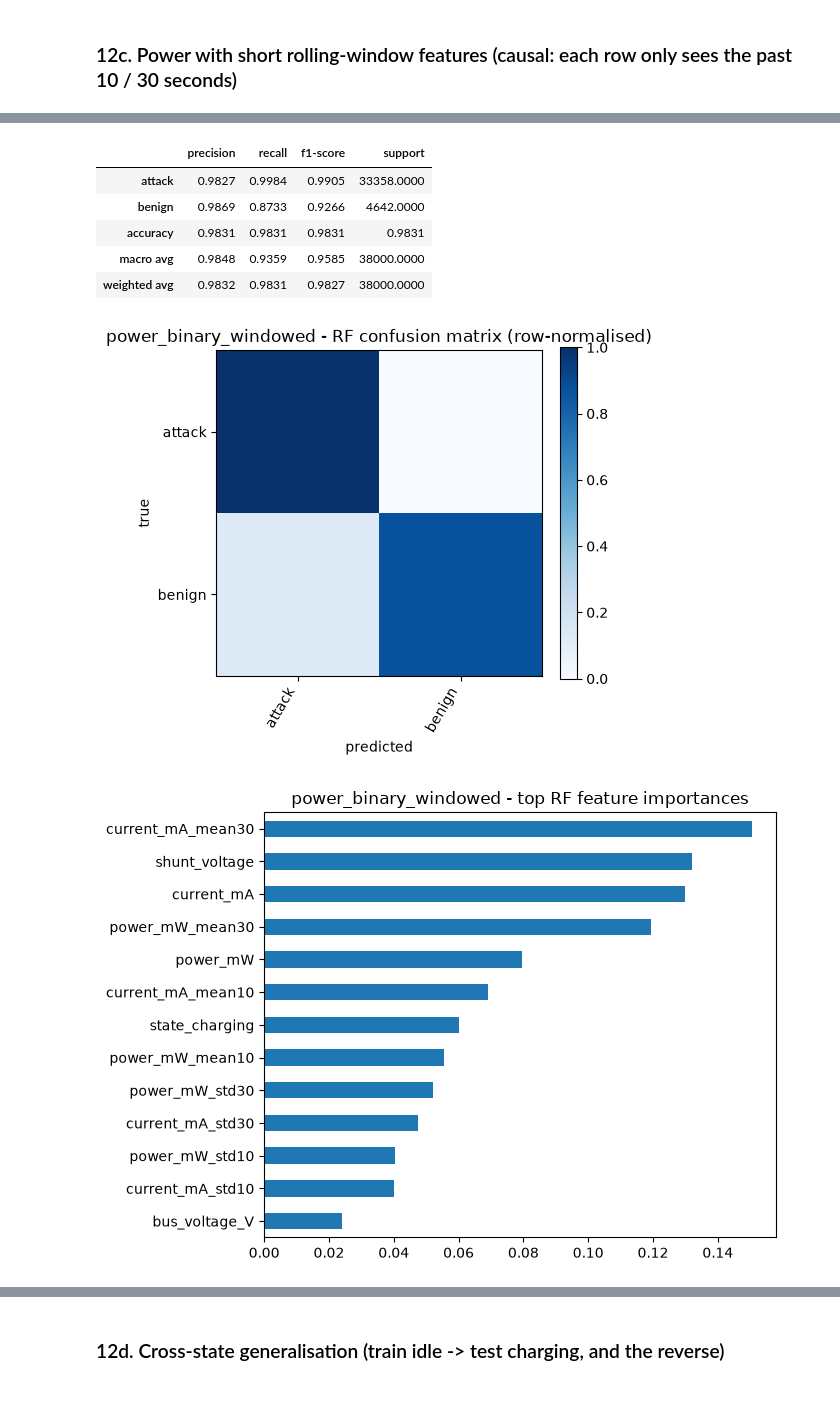
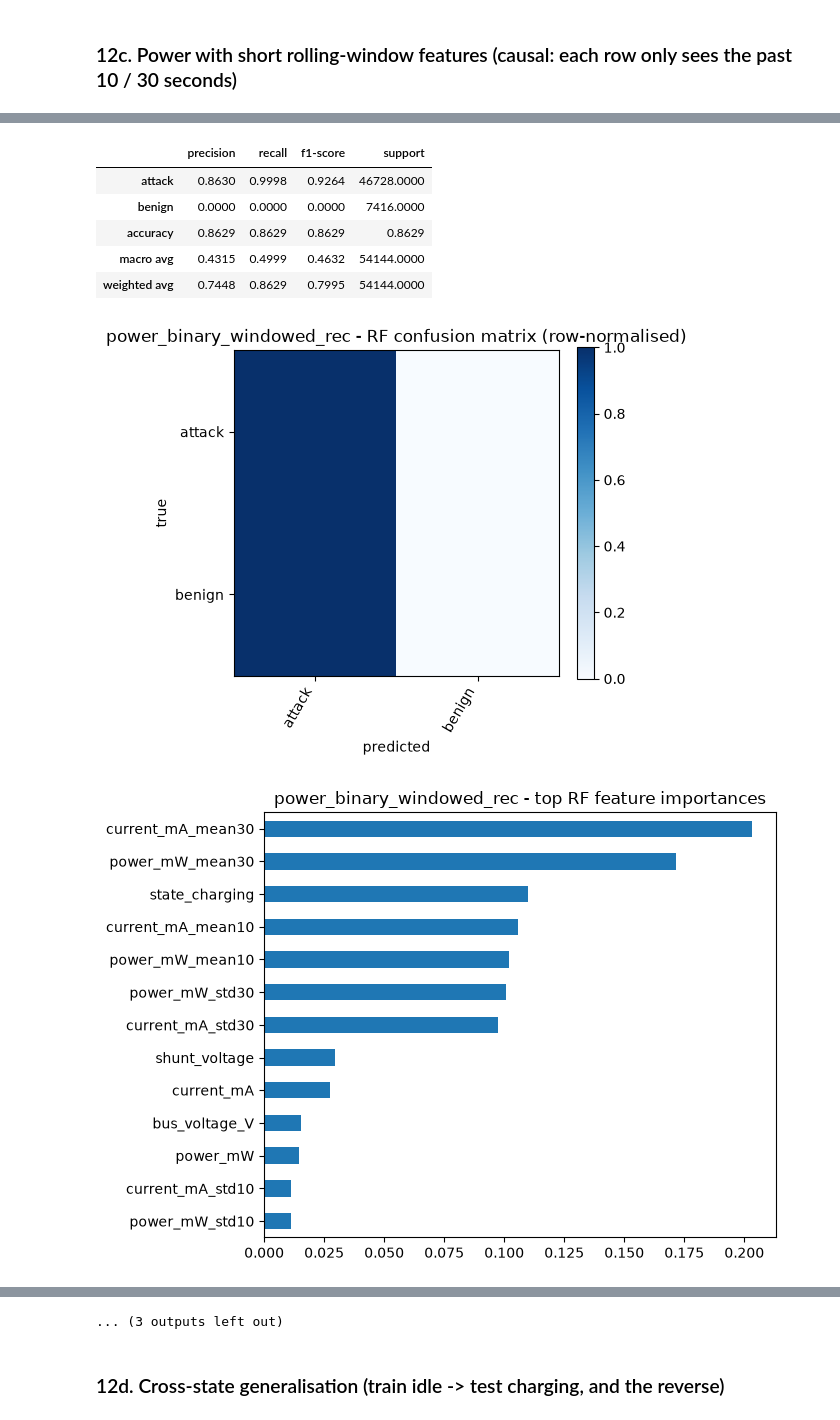
Before and after one commit to dharumaran/Capstone-AISOC, a Jupyter notebook: CICEVSE2024_preliminary_results_v2.ipynb, the cells around one changed output, grey strips where cells are left out. Saved outputs shown, nothing was run; the diff lists cells and outputs as text; code cells hidden in the pictures.

Commit message:
Inclusive of all datasets

```diff
--- a/CICEVSE2024_preliminary_results_v2.ipynb
+++ b/CICEVSE2024_preliminary_results_v2.ipynb
@@ -67,7 +67,9 @@ FILES = {
     "netA": DATA_DIR / "Network Traffic" / "EVSE-A-Network-Combined.csv",
     "netB": DATA_DIR / "Network Traffic" / "EVSE-B-Network-Combined.csv",
 }
-
+# Network Combined files are not in the D: folder; point them to where v1 found them
+FILES["netA"] = Path(r"E:\Dataset\extracted\Network Traffic\EVSE-A-Network-Combined.csv")
+FILES["netB"] = Path(r"E:\Dataset\extracted\Network Traffic\EVSE-B-Network-Combined.csv")
 # Network sampling
 # EVSE-B is approximately 2.2 million rows.
 NET_CHUNK = int(os.environ.get("EV_NET_CHUNK", 250_000))
@@ -679,3 +723,24 @@ hg = run_experiment("host_group", X_host, host["group_norm"], host["row_no"] //
 | weighted avg | 0.9912 | 0.9910 | 0.9909 | 3100.000 |
 [figure]
 [figure]
+# %%
+# --- sanity check: which states does each recording cover? (tests the benign-per-state suspicion) ---
+print(power.groupby(["attack_norm", "state_charging"])["rec_id"].nunique().unstack(fill_value=0), "\n")
+print(host.groupby(["attack_norm", "state"])["rec_id"].nunique().unstack(fill_value=0), "\n")
+
+yb_p = power["is_attack"].map({0: "benign", 1: "attack"})
+yb_h = host["is_attack"].map({0: "benign", 1: "attack"})
+blk_p = power["row_no"] // BLOCK_ROWS["power"]
+blk_h = host["row_no"]  // BLOCK_ROWS["host"]
+
+# single held-out-recording split (seeded)
+pb_rec = run_experiment("power_binary_rec", power[POWER_FEATS], yb_p, blk_p, binary_positive="attack", rec=power["rec_id"])
+pg_rec = run_experiment("power_group_rec",  power[POWER_FEATS], power["group_norm"], blk_p, rec=power["rec_id"])
+hb_rec = run_experiment("host_binary_rec",  X_host, yb_h, blk_h, binary_positive="attack", rec=host["rec_id"])
+hg_rec = run_experiment("host_group_rec",   X_host, host["group_norm"], blk_h, rec=host["rec_id"])
+
+# leave-one-recording-out (the numbers to trust: mean, std, worst case)
+loro_power_bin = loro_experiment("power_binary_LORO", power[POWER_FEATS], yb_p, power["rec_id"])
+loro_power_grp = loro_experiment("power_group_LORO",  power[POWER_FEATS], power["group_norm"], power["rec_id"])
+loro_host_bin  = loro_experiment("host_binary_LORO",  X_host, yb_h, host["rec_id"])
+loro_host_grp  = loro_experiment("host_group_LORO",   X_host, host["group_norm"], host["rec_id"])
@@ -817,12 +937,14 @@ for key in net:
 Xw = power[POWER_FEATS].copy()
 for w in (10, 30):
     for col in ("current_mA", "power_mW"):
-        r = power[col].rolling(w, min_periods=1)
-        Xw[f"{col}_mean{w}"] = r.mean()
-        Xw[f"{col}_std{w}"] = r.std().fillna(0)
+        g = power.groupby("rec_id")[col]
+        Xw[f"{col}_mean{w}"] = g.transform(lambda s: s.rolling(w, min_periods=1).mean())
+        Xw[f"{col}_std{w}"]  = g.transform(lambda s: s.rolling(w, min_periods=1).std()).fillna(0)
 print("Window features added:", [c for c in Xw.columns if c not in POWER_FEATS])
-run_experiment("power_binary_windowed", Xw, power["is_attack"].map({0: "benign", 1: "attack"}),
-               power["row_no"] // BLOCK_ROWS["power"], binary_positive="attack")
-_ = run_experiment("power_group_windowed", Xw, power["group_norm"], power["row_no"] // BLOCK_ROWS["power"])
+
+run_experiment("power_binary_windowed_rec", Xw, yb_p, blk_p, binary_positive="attack", rec=power["rec_id"])
+run_experiment("power_group_windowed_rec",  Xw, power["group_norm"], blk_p, rec=power["rec_id"])
+loro_experiment("power_binary_windowed_LORO", Xw, yb_p, power["rec_id"])
+loro_experiment("power_group_windowed_LORO",  Xw, power["group_norm"], power["rec_id"])
 # %% [output]
 Window features added: ['current_mA_mean10', 'current_mA_std10', 'power_mW_mean10', 'power_mW_std10', 'current_mA_mean30', 'current_mA_std30', 'power_mW_mean30', 'power_mW_std30']
@@ -835,8 +958,8 @@ Window features added: ['current_mA_mean10', 'current_mA_std10', 'power_mW_mean1
 |  | precision | recall | f1-score | support |
-| attack | 0.9827 | 0.9984 | 0.9905 | 33358.0000 |
-| benign | 0.9869 | 0.8733 | 0.9266 | 4642.0000 |
-| accuracy | 0.9831 | 0.9831 | 0.9831 | 0.9831 |
-| macro avg | 0.9848 | 0.9359 | 0.9585 | 38000.0000 |
-| weighted avg | 0.9832 | 0.9831 | 0.9827 | 38000.0000 |
+| attack | 0.8630 | 0.9998 | 0.9264 | 46728.0000 |
+| benign | 0.0000 | 0.0000 | 0.0000 | 7416.0000 |
+| accuracy | 0.8629 | 0.8629 | 0.8629 | 0.8629 |
+| macro avg | 0.4315 | 0.4999 | 0.4632 | 54144.0000 |
+| weighted avg | 0.7448 | 0.8629 | 0.7995 | 54144.0000 |
-[figure, old version]
+[figure, new version]
-[figure, old version]
+[figure, new version]
@@ -858,3 +996,4 @@ Window features added: ['current_mA_mean10', 'current_mA_std10', 'power_mW_mean1
+... (3 outputs left out)
 # %% [markdown]
 ### 12d. Cross-state generalisation (train idle -> test charging, and the reverse)
 # %%
```
Also changed, not shown: parts of 10 cells of this notebook.
